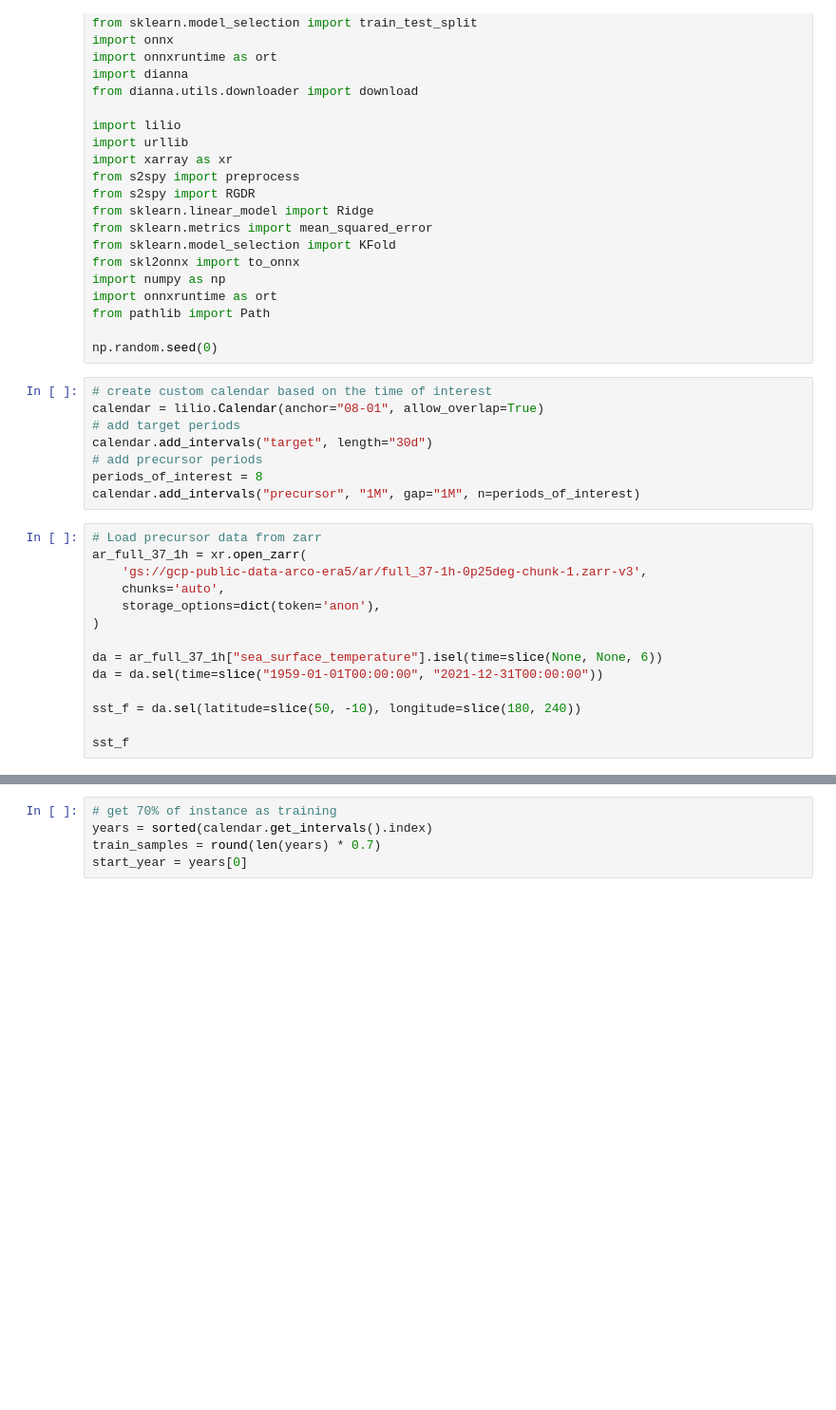
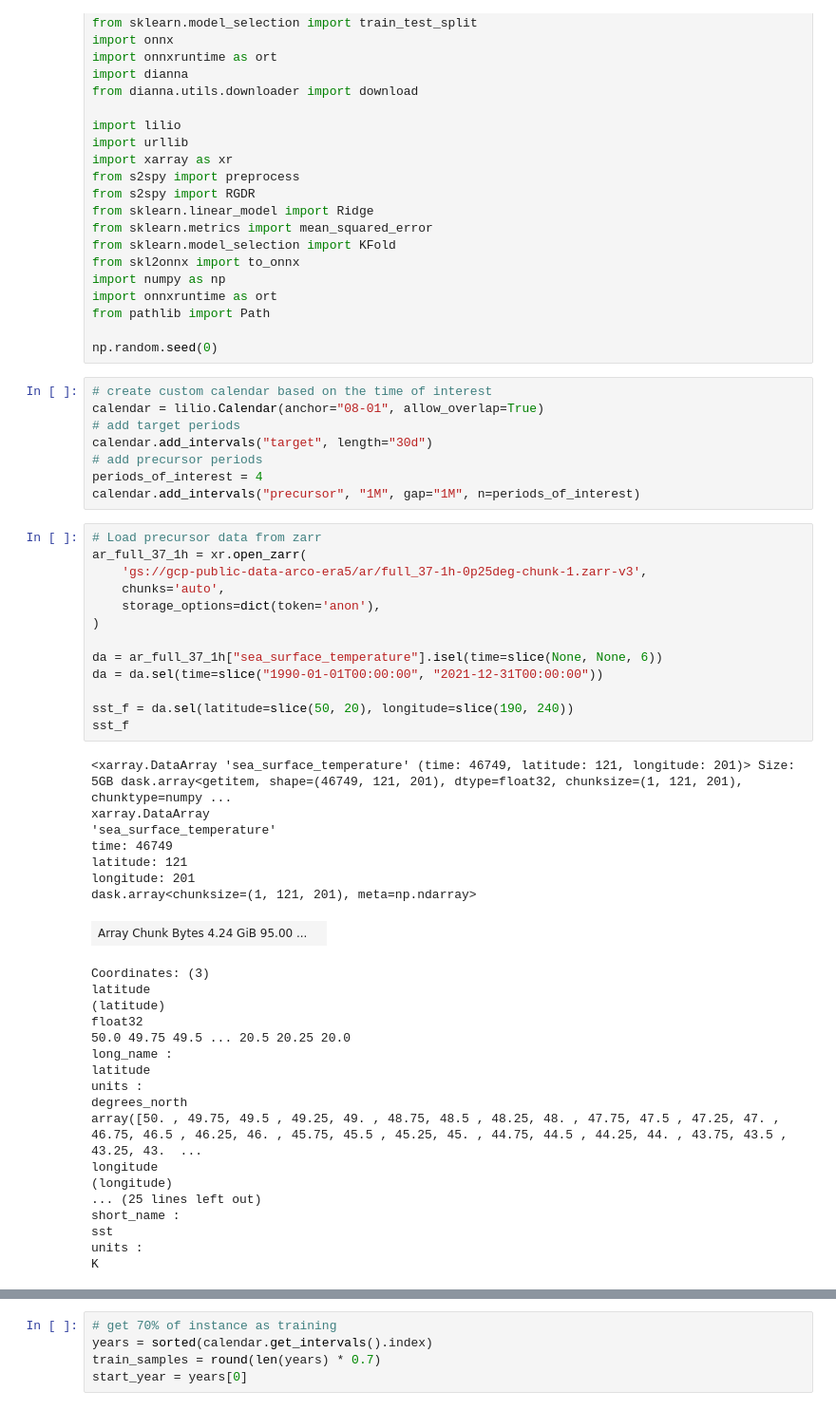
Before and after one commit to AI4S2S/cookbook, a Jupyter notebook: workflow/ridge_xai_example.ipynb, the cells around one changed output, grey strips where cells are left out. Shown at 95% size. Drawn from its saved outputs; the diff is of its cells as text; blank space fills up the shorter version.

Commit message:
Attempt to make .fit run faster with zarr data.

```diff
--- a/workflow/ridge_xai_example.ipynb
+++ b/workflow/ridge_xai_example.ipynb
@@ -30,20 +30,45 @@ calendar = lilio.Calendar(anchor="08-01", allow_overlap=True)
 # add target periods
 calendar.add_intervals("target", length="30d")
 # add precursor periods
-periods_of_interest = 8
+periods_of_interest = 4
 calendar.add_intervals("precursor", "1M", gap="1M", n=periods_of_interest)
 # %%
 # Load precursor data from zarr
 ar_full_37_1h = xr.open_zarr(
     'gs://gcp-public-data-arco-era5/ar/full_37-1h-0p25deg-chunk-1.zarr-v3',
     chunks='auto',
     storage_options=dict(token='anon'),
 )
 
 da = ar_full_37_1h["sea_surface_temperature"].isel(time=slice(None, None, 6))
-da = da.sel(time=slice("1959-01-01T00:00:00", "2021-12-31T00:00:00"))
+da = da.sel(time=slice("1990-01-01T00:00:00", "2021-12-31T00:00:00"))
 
-sst_f = da.sel(latitude=slice(50, -10), longitude=slice(180, 240))
-
+sst_f = da.sel(latitude=slice(50, 20), longitude=slice(190, 240))
 sst_f
+# %% [output]
+<xarray.DataArray 'sea_surface_temperature' (time: 46749, latitude: 121, longitude: 201)> Size: 5GB dask.array<getitem, shape=(46749, 121, 201), dtype=float32, chunksize=(1, 121, 201), chunktype=numpy ...
+xarray.DataArray
+'sea_surface_temperature'
+time: 46749
+latitude: 121
+longitude: 201
+dask.array<chunksize=(1, 121, 201), meta=np.ndarray>
+| Array Chunk Bytes 4.24 GiB 95.00 ... |  |
+Coordinates: (3)
+latitude
+(latitude)
+float32
+50.0 49.75 49.5 ... 20.5 20.25 20.0
+long_name :
+latitude
+units :
+degrees_north
+array([50. , 49.75, 49.5 , 49.25, 49. , 48.75, 48.5 , 48.25, 48. , 47.75, 47.5 , 47.25, 47. , 46.75, 46.5 , 46.25, 46. , 45.75, 45.5 , 45.25, 45. , 44.75, 44.5 , 44.25, 44. , 43.75, 43.5 , 43.25, 43.  ...
+longitude
+(longitude)
+... (25 lines left out)
+short_name :
+sst
+units :
+K
 # %%
```
Also changed, not shown: parts of 8 cells of this notebook.
